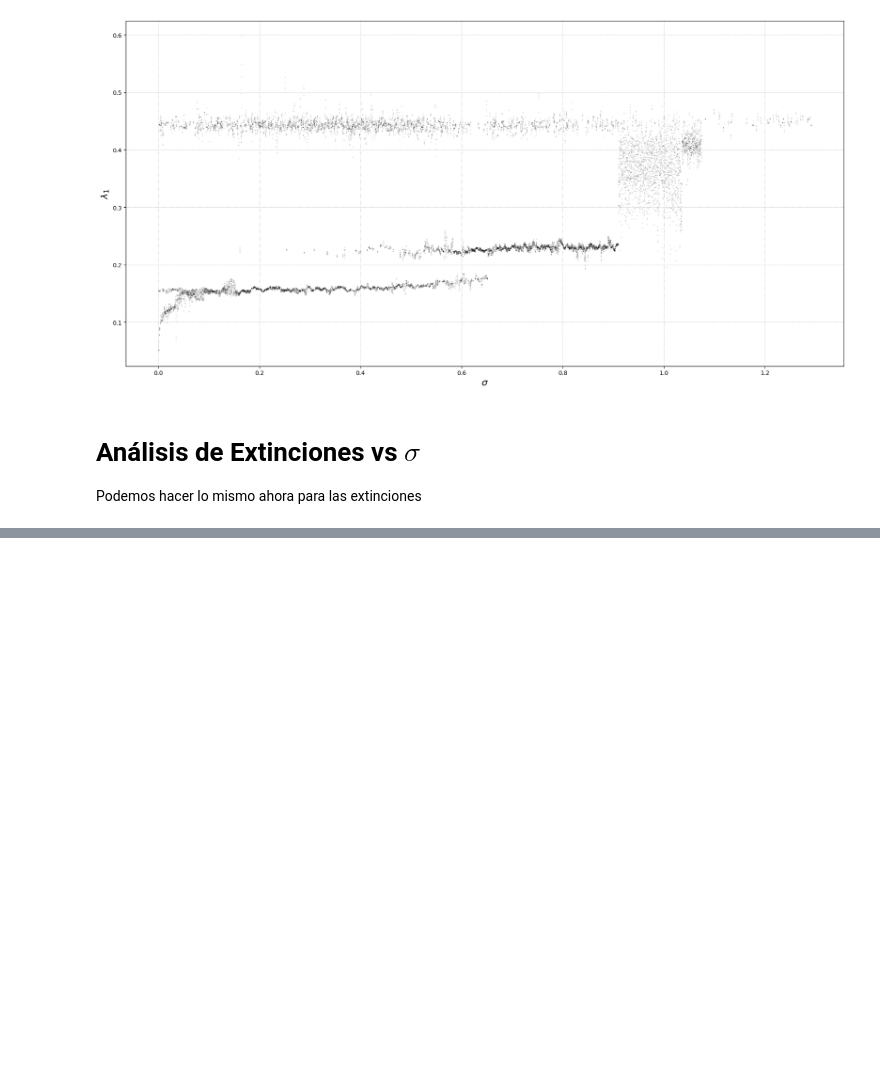
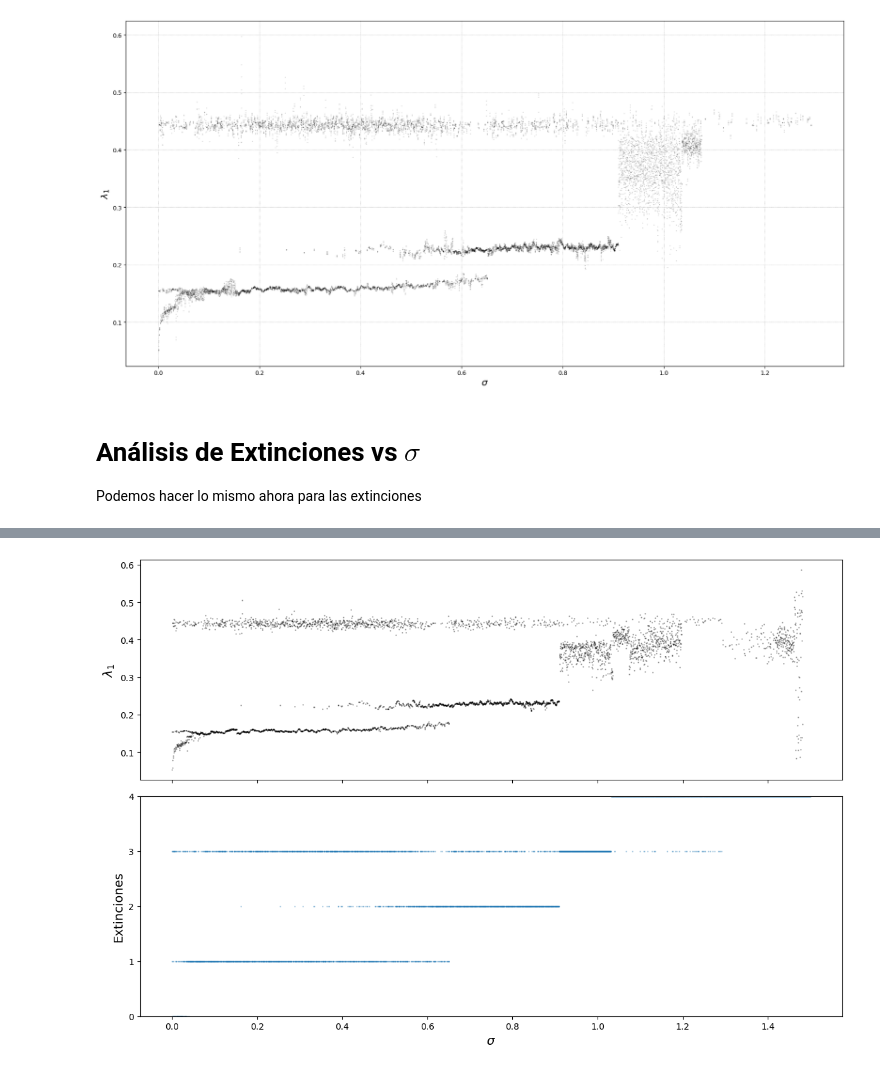
Before and after one commit to jenriquezafra/TFG, a Jupyter notebook: notebooks/parameters_exploration.ipynb, the cells around one changed output, grey strips where cells are left out. Saved outputs shown, nothing was run; the diff lists cells and outputs as text; code cells hidden in the pictures; blank space fills up the shorter version.

```diff
--- a/notebooks/parameters_exploration.ipynb
+++ b/notebooks/parameters_exploration.ipynb
@@ -190,0 +280,22 @@ Podemos hacer lo mismo ahora para las extinciones
+# %%
+fig, (ax1, ax2) = plt.subplots(2, 1, sharex=True, figsize=(12, 8))
+
+# λ1 en escala de grises
+ax1.scatter(barr_LCEs_random[:,0], barr_LCEs_random[:,1],
+            s=.5, alpha=0.3, color='black')
+ax1.set_ylabel(r'$\lambda_1$', fontsize=14)
+# ax1.set_title('LCEs', fontsize=16)
+
+# Extinciones en color sobrio
+ax2.scatter(barr_exts_random[:,0], barr_exts_random[:,1],
+            s=.5, alpha=0.3, color='#1f77b4')  # azul oscuro “corporativo”
+ax2.set_ylabel('Extinciones', fontsize=14)
+ax2.set_xlabel(r'$\sigma$', fontsize=14)
+ax2.set_ylim(0, 4)
+ax2.yaxis.set_major_locator(MaxNLocator(integer=True))
+# ax2.set_title('Extinciones', fontsize=16)
+
+plt.tight_layout()
+plt.show()
+# %% [output]
+[figure, added]
```
Also changed, not shown: parts of 6 cells of this notebook, 5 other files.
